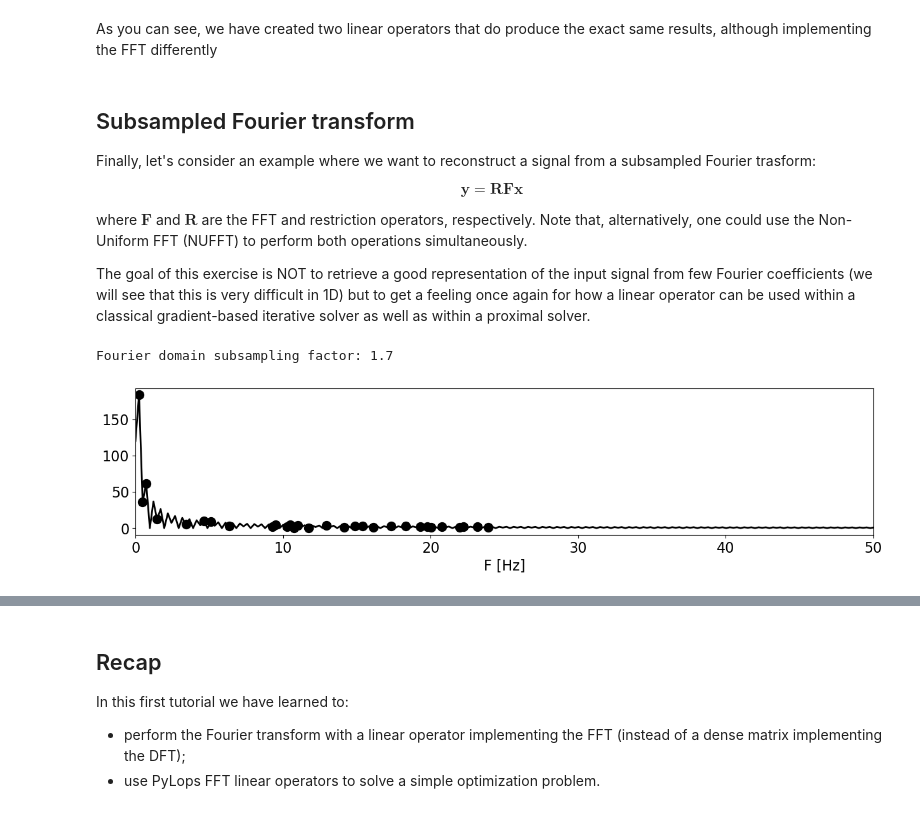
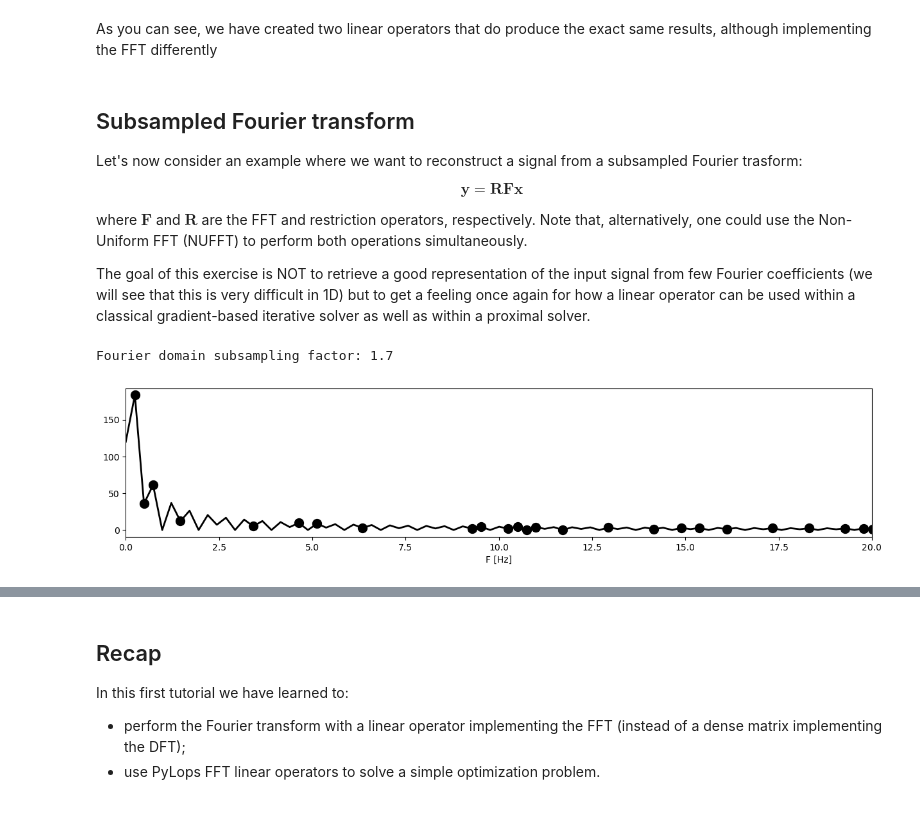
Before and after one commit to mrava87/ProximalTeaching, a Jupyter notebook: examples/FFTLinOp.ipynb, the cells around one changed output, grey strips where cells are left out. Cells and saved outputs as stored; diff of their text form; code cells hidden in the pictures.

```diff
--- a/examples/FFTLinOp.ipynb
+++ b/examples/FFTLinOp.ipynb
@@ -188,7 +197,7 @@ As you can see, we have created two linear operators that do produce the exact s
 # %% [markdown]
 ## Subsampled Fourier transform
 
-Finally, let's consider an example where we want to reconstruct a signal from a subsampled Fourier trasform:
+Let's now consider an example where we want to reconstruct a signal from a subsampled Fourier trasform:
 
 $$
 \mathbf{y} = \mathbf{RF}\mathbf{x}
@@ -206,23 +215,23 @@ X = FFTop @ x
 # %%
 # Create subsampled Fourier domain
 np.random.seed(10)
 
 ntsub = 30
 ifava = np.random.permutation(np.arange(nt//10))[:ntsub]
 Rop = Restriction(nt//2+1, ifava, dtype=np.complex128)
 y = Rop @ FFTop @ x
 
 print('Fourier domain subsampling factor:', ((nt//20)/30))
 
 plt.figure(figsize=(15, 3))
 plt.plot(f, np.abs(X), 'k', lw=2)
 plt.plot(f[ifava], np.abs(y), '.k', ms=20)
 plt.xlabel('F [Hz]')
 plt.axis('tight')
-plt.xlim(0, 50);
+plt.xlim(0, 20);
 # %% [output]
 Fourier domain subsampling factor: 1.7
-[figure, old version]
+[figure, new version]
 # %%
 D2op = SecondDerivative(nt, edge=True, dtype=np.complex128)
 alpha = 1e2
```
Also changed, not shown: parts of 15 cells of this notebook, 2 other files.
